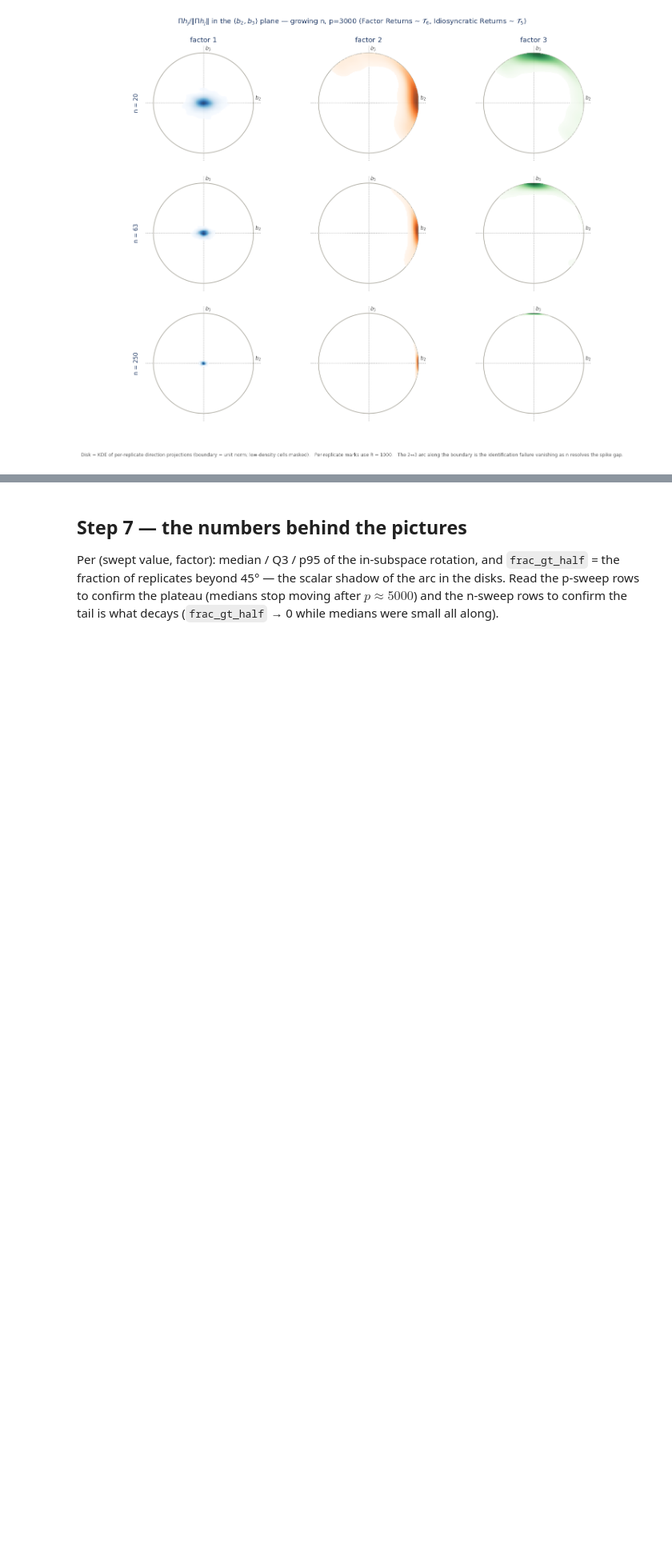
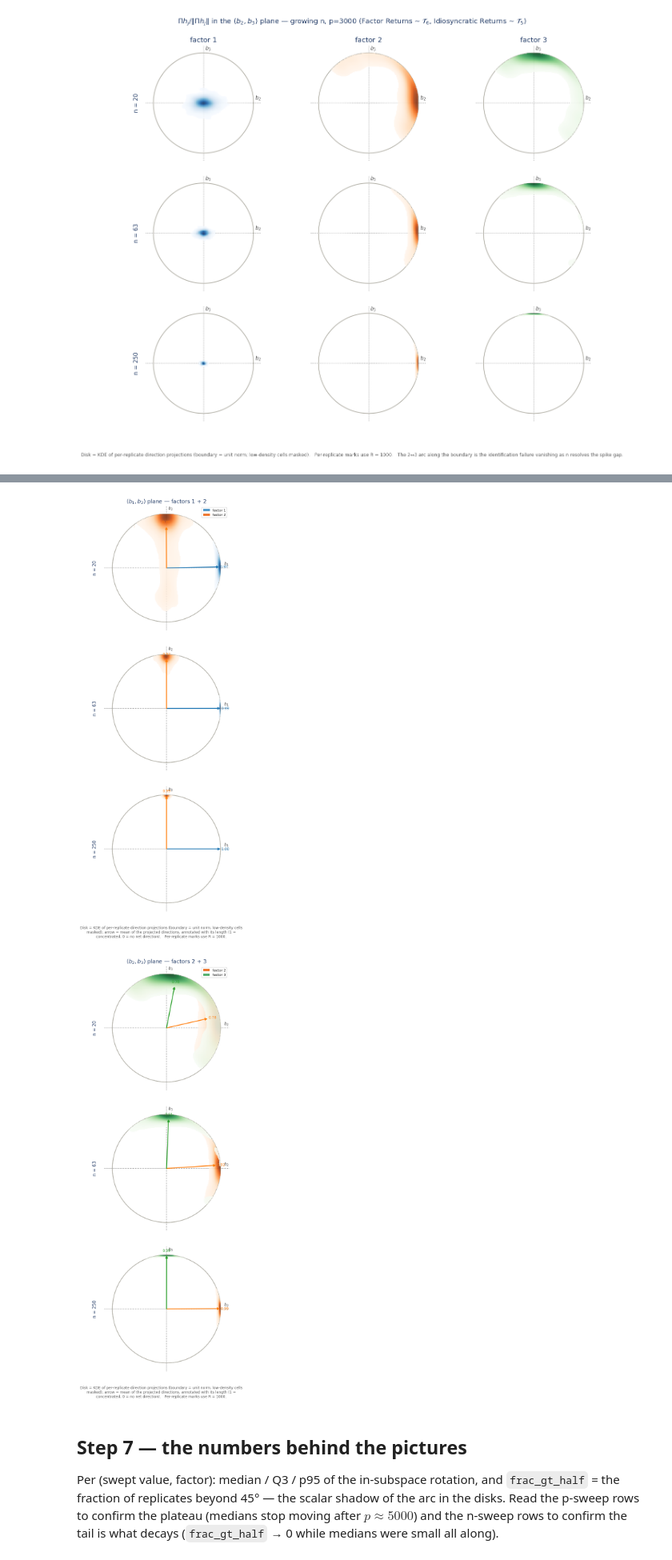
Before and after one commit to nlgac/factor_lab, a Jupyter notebook: ex-6_insub_rotation.ipynb, the cells around one changed output, grey strips where cells are left out. Shown at 80% size. Drawn from its saved outputs; the diff is of its cells as text; code cells hidden in the pictures; blank space fills up the shorter version.

```diff
--- a/ex-6_insub_rotation.ipynb
+++ b/ex-6_insub_rotation.ipynb
@@ -253,8 +253,8 @@ def derive(df):
     return df.assign(
         sin2_in=sin2_in, diff_in_rot=sin2_in - df["rotation"],
         # unit-normalized in-subspace direction, sign-folded → comparable to ν̂
-        hd2=sgn_h * C[:, 1] / nrm, hd3=sgn_h * C[:, 2] / nrm,
-        nud2=sgn_nu * W[:, 1], nud3=sgn_nu * W[:, 2],
+        hd1=sgn_h * C[:, 0] / nrm, hd2=sgn_h * C[:, 1] / nrm, hd3=sgn_h * C[:, 2] / nrm,
+        nud1=sgn_nu * W[:, 0], nud2=sgn_nu * W[:, 1], nud3=sgn_nu * W[:, 2],
     )
 
 
@@ -382,3 +400,23 @@ show(fig)
+# %%
+_PLANES = [("hd1", "hd2", 1, 2), ("hd2", "hd3", 2, 3)]
+
+for xc, yc, f1, f2 in _PLANES:
+    fig, _ = grid(
+        df_n, "n", factors=[1],
+        col_titles=[rf"$(b_{f1}, b_{f2})$ plane — factors {f1} + {f2}"],
+        rows=[Row([DiskDensity(xc, yc, factor=f1, at={"n": v}, mean_arrow=True,
+                               label=f"factor {f1}",
+                               labels=(rf"$b_{f1}$", rf"$b_{f2}$")),
+                   DiskDensity(xc, yc, factor=f2, at={"n": v}, mean_arrow=True,
+                               label=f"factor {f2}")],
+                  ylabel=f"n = {v}", height=1.0) for v in (20, 63, 250)],
+        sharey=False, figsize=(5.4, 14.0),
+        suptitle=None,
+        out_path=OUT_DIR / f"ex6_plane_b{f1}b{f2}_growing_n")
+    show(fig)
+# %% [output]
+[figure, added]
+[figure, added]
 # %% [markdown]
 ## Step 7 — the numbers behind the pictures
 
```
Also changed, not shown: parts of 1 cell of this notebook, 2 other files.
